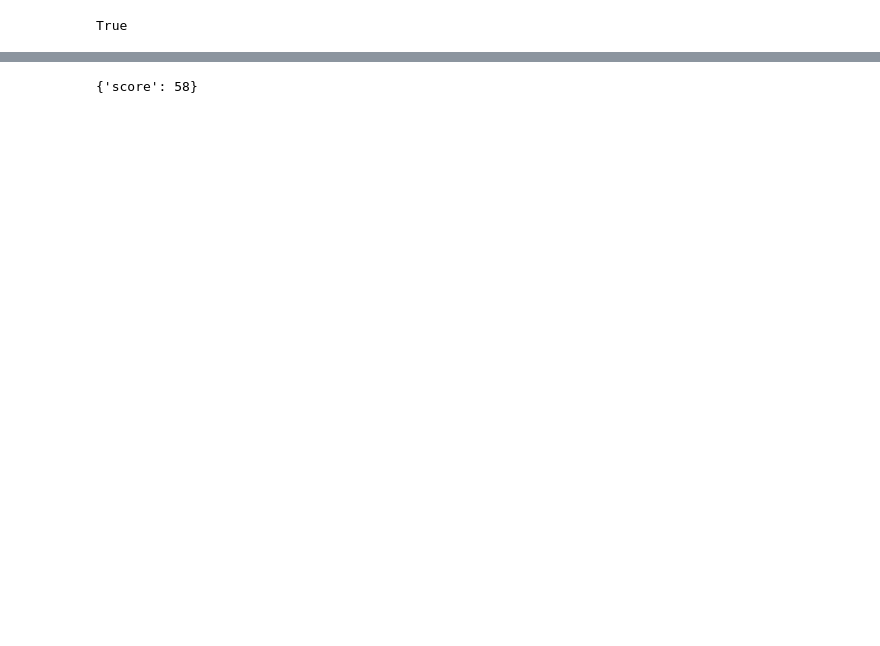
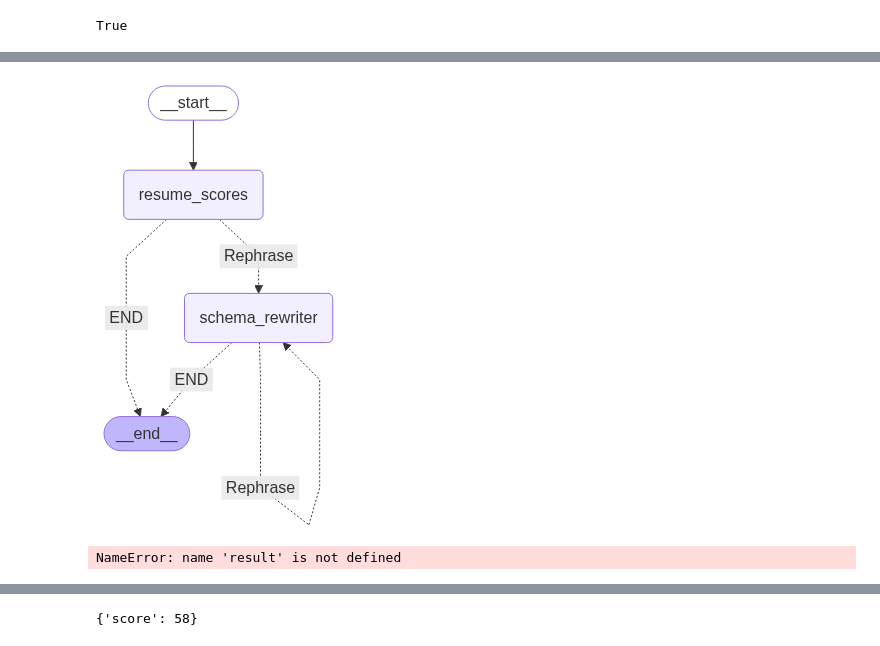
Before and after one commit to ketankishore27/ResumePro, a Jupyter notebook: rough_work/Untitled.ipynb, the cells around one changed output, grey strips where cells are left out. Drawn from its saved outputs; the diff is of its cells as text; code cells hidden in the pictures; blank space fills up the shorter version.

```diff
--- a/rough_work/Untitled.ipynb
+++ b/rough_work/Untitled.ipynb
@@ -50,0 +381,2 @@ scoring_chain = create_resume_score()
+# %%
+rewriter_chain = create_response_rewriter()
@@ -55,0 +420,34 @@ llm = ChatGoogleGenerativeAI(model="gemini-2.5-pro", temperature=0.)
+# %%
+def restructure_response(state: customMessageState):
+
+    repetition = state['repeat']
+    response = state['scratchpad'][-1]
+    output = rewriter_chain.invoke({"invalid_response": response})
+
+    try:
+        parser = JsonOutputParser()
+        formatted_response = parser.parse(output)
+
+        if isinstance(formatted_resposne, dict):
+            if isinstance(formatted_resposne['score'], int) and isinstance(formatted_resposne['items'], list):
+                return {'repeat': repetition+1, 'final_response': formatted_response}
+
+    except Exception as e:
+        pass
+
+    return {'repeat': repetition+1, 'scratchpad': [output]}
+# %%
+graph = StateGraph(customMessageState)
+graph.add_node("resume_scores", node_resume_scores)
+graph.add_node("schema_rewriter", restructure_response)
+graph.add_edge(START, "resume_scores")
+graph.add_conditional_edges("resume_scores", validate_schema,
+                           {
+                               "END": END,
+                               "Rephrase": "schema_rewriter"
+                           })
+graph.add_conditional_edges("schema_rewriter", validate_schema,
+                           {
+                               "END": END,
+                               "Rephrase": "schema_rewriter"
+                           })
@@ -55,0 +456,2 @@ llm = ChatGoogleGenerativeAI(model="gemini-2.5-pro", temperature=0.)
+# %%
+compiledGraph = graph.compile()
@@ -55,0 +472,8 @@ llm = ChatGoogleGenerativeAI(model="gemini-2.5-pro", temperature=0.)
+# %%
+compiledGraph
+# %% [output]
+[figure, added]
+# %%
+result
+# %% [output]
+NameError: name 'result' is not defined
```
Also changed, not shown: parts of 35 cells of this notebook, 8 other files.
